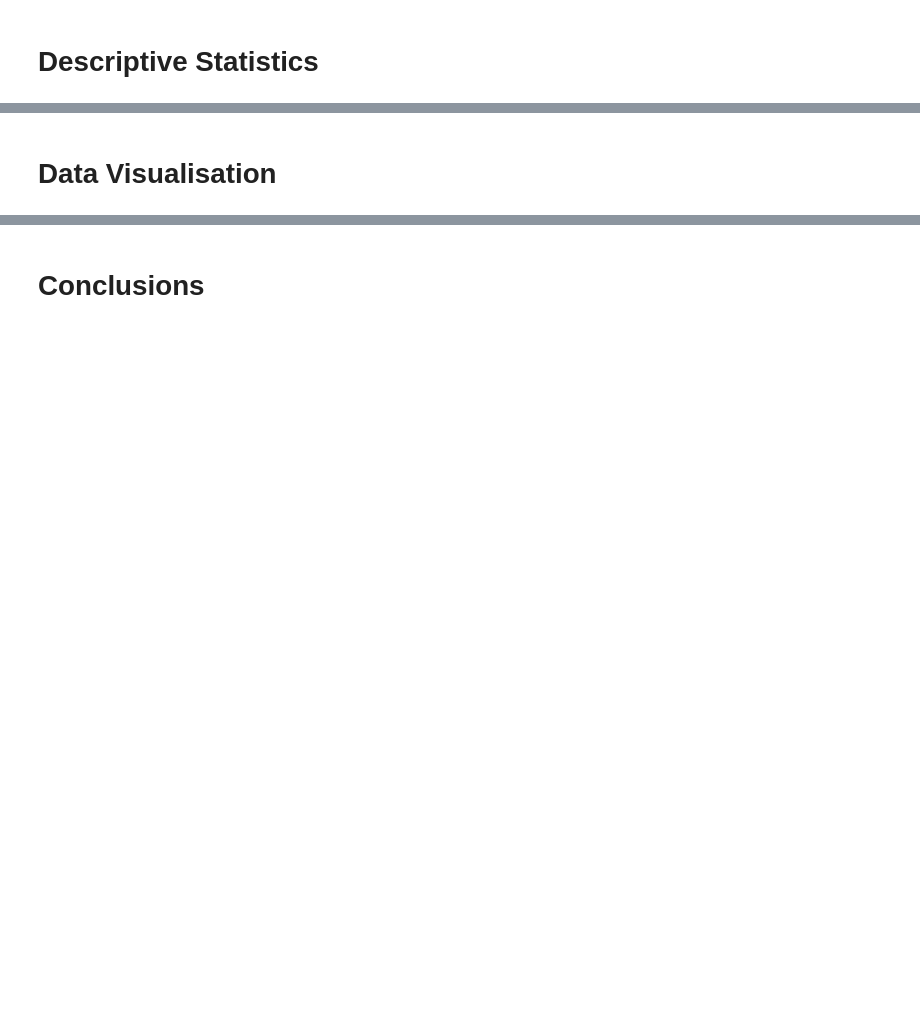
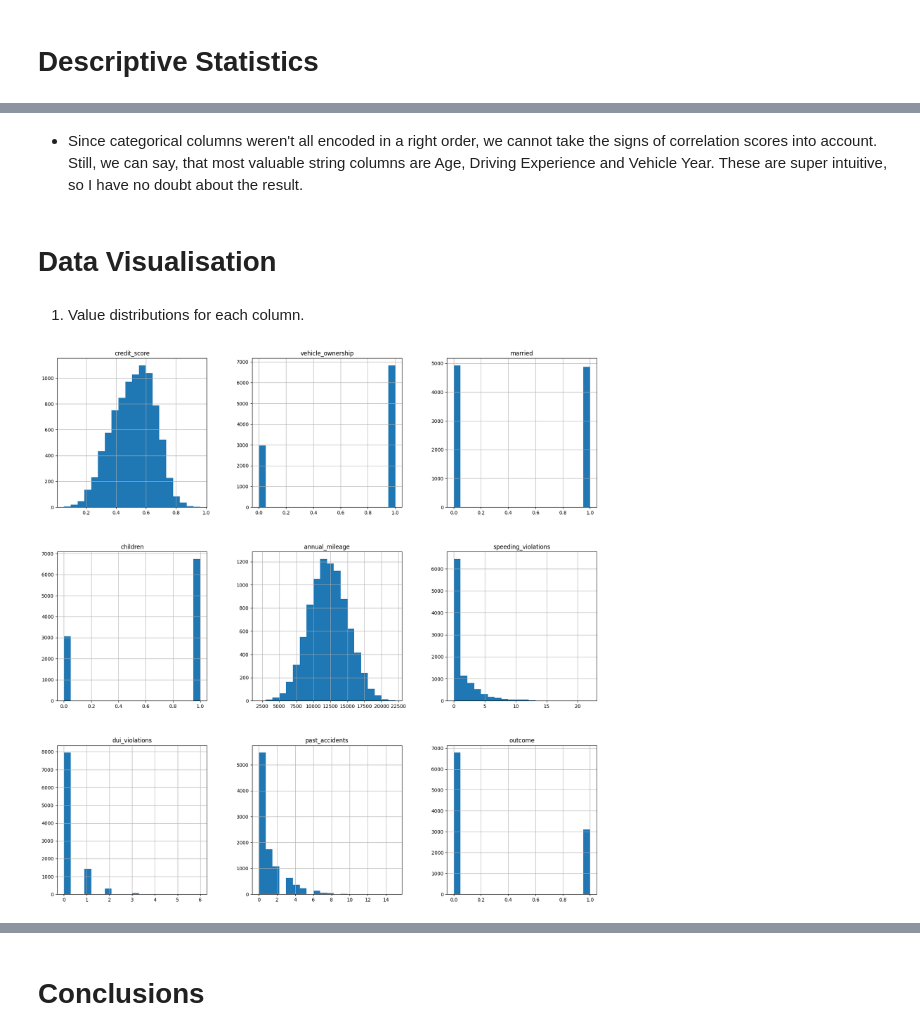
Before and after one commit to troobadure/amazinum-ds-camp, a Jupyter notebook: homeworks/lesson_4_eda_homework.ipynb, the cells around one changed output, grey strips where cells are left out. Drawn from its saved outputs; the diff is of its cells as text; code cells hidden in the pictures; blank space fills up the shorter version.

```diff
--- a/homeworks/lesson_4_eda_homework.ipynb
+++ b/homeworks/lesson_4_eda_homework.ipynb
@@ -251,0 +261,3 @@ memory usage: 1.4+ MB
+# %%
+df['postal_code'] = df['postal_code'].apply(lambda x: x if x is np.nan else x.rstrip('.0'))
+df['postal_code'].unique()
@@ -254,2 +268,6 @@ Probably last step in cleaning data: changing type for numeric columns.
 # %%
-numeric_columns = ['credit_score', 'vehicle_ownership', 'married', 'children', 'annual_mileage', 'speeding_violations', 'dui_violations', 'past_accidents', 'outcome']
+numeric_columns = ['credit_score', 'vehicle_ownership', 'married', 'children', 'annual_mileage',
+                   'speeding_violations', 'dui_violations', 'past_accidents', 'outcome']
+df[numeric_columns] = df[numeric_columns].astype(np.float64)
+df.info()
+df.head()
@@ -258,2 +375,10 @@ numeric_columns = ['credit_score', 'vehicle_ownership', 'married', 'children', '
+# %% [markdown]
+- Since categorical columns weren't all encoded in a right order, we cannot take the signs of correlation scores into account. Still, we can say, that most valuable string columns are Age, Driving Experience and Vehicle Year. These are super intuitive, so I have no doubt about the result.
 # %% [markdown]
 # **Data Visualisation**
+# %% [markdown]
+1. Value distributions for each column.
+# %%
+df.hist(figsize=(20, 20), bins=20);
+# %% [output]
+[figure, added]
```
Also changed, not shown: parts of 28 cells of this notebook.
